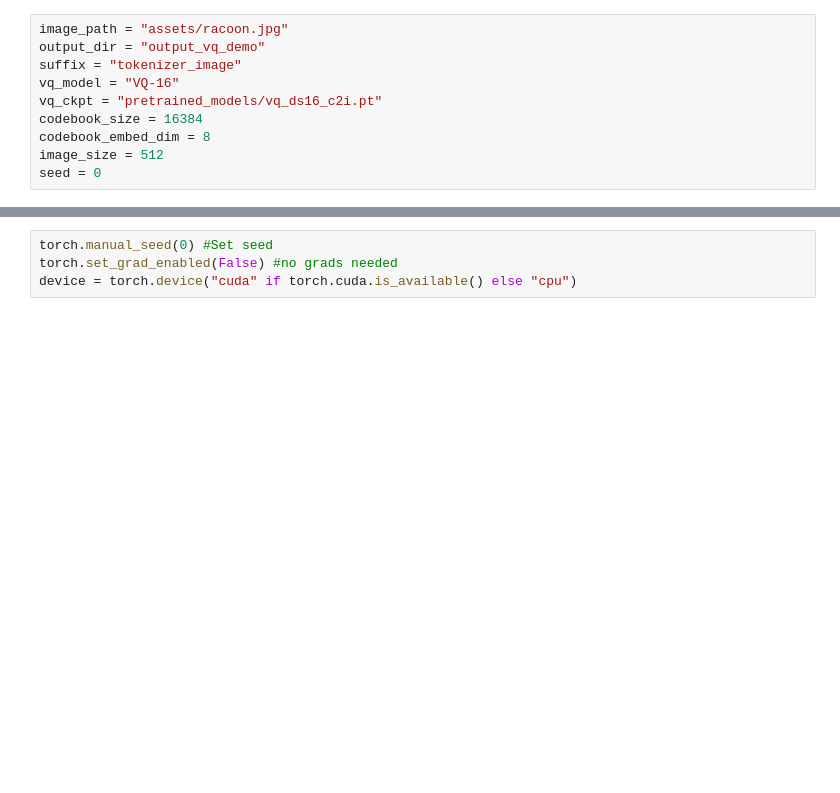
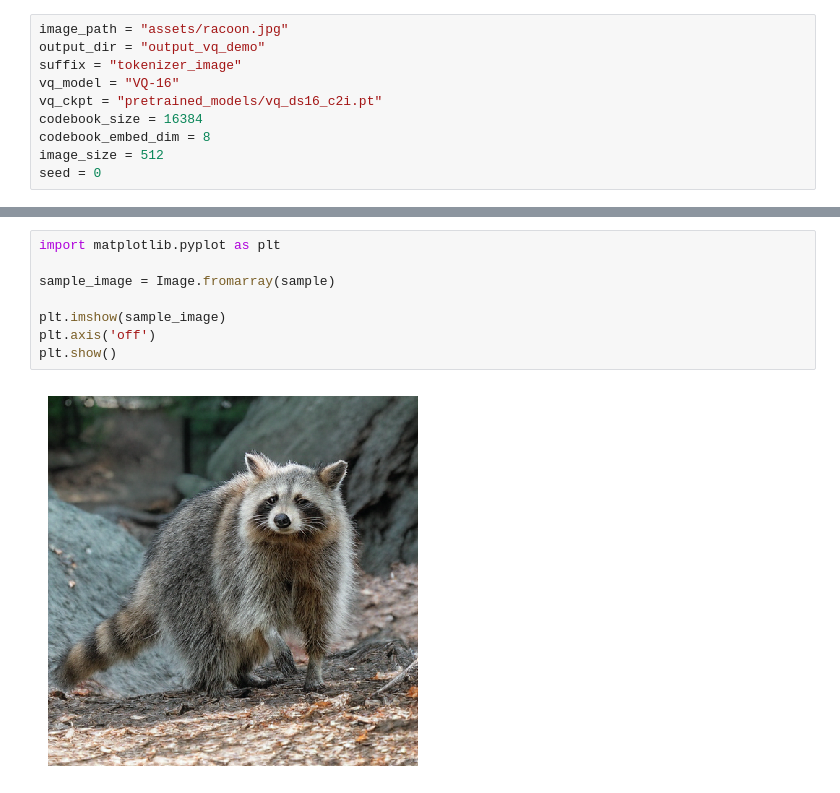
Before and after one commit to Ryankwon03/LlamaGen, a Jupyter notebook: visualization.ipynb, the cells around one changed output, grey strips where cells are left out. Drawn from its saved outputs; the diff is of its cells as text; blank space fills up the shorter version.

```diff
--- a/visualization.ipynb
+++ b/visualization.ipynb
@@ -26,4 +71,10 @@ Image.open(image_path).convert("RGB")
-# %%
-torch.manual_seed(0) #Set seed
-torch.set_grad_enabled(False) #no grads needed
-device = torch.device("cuda" if torch.cuda.is_available() else "cpu")
+# %%
+import matplotlib.pyplot as plt
+
+sample_image = Image.fromarray(sample)
+
+plt.imshow(sample_image)
+plt.axis('off')
+plt.show()
+# %% [output]
+[figure, added]
```
Also changed, not shown: parts of 2 cells of this notebook.
